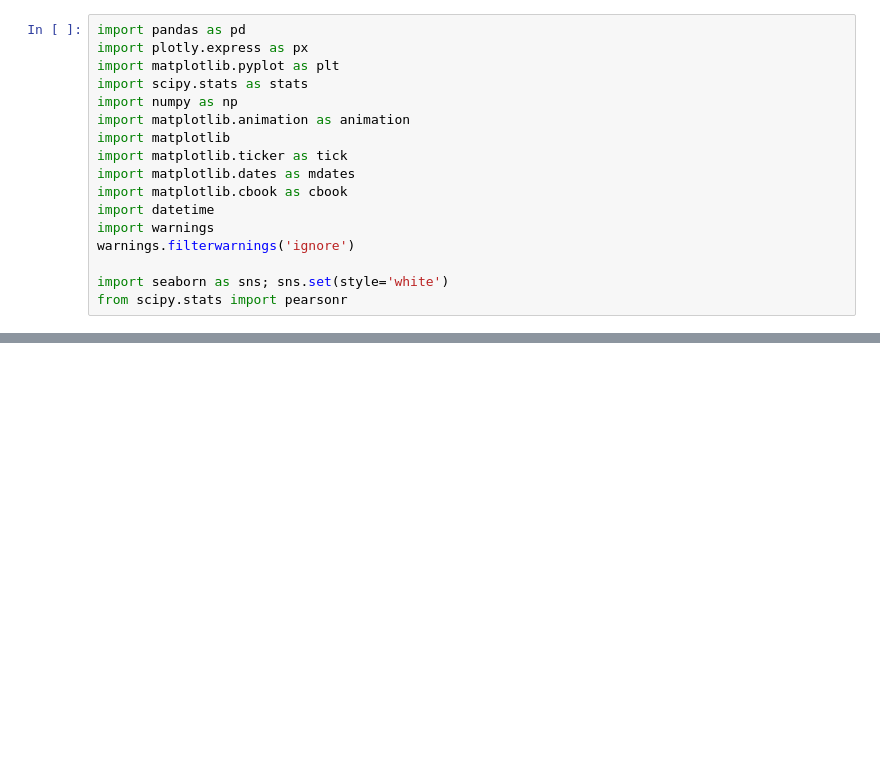
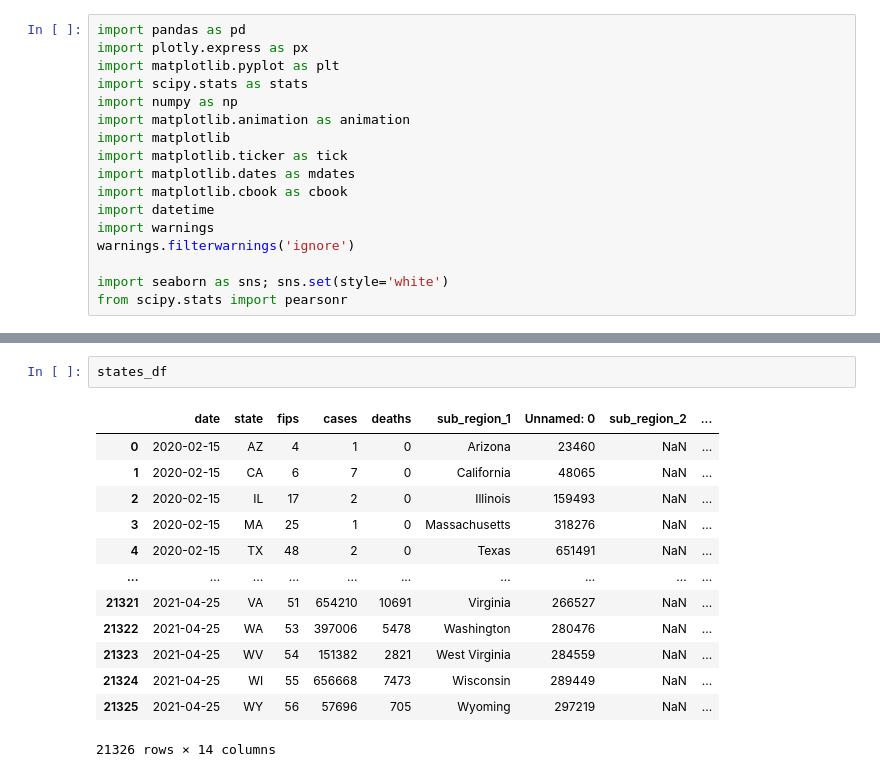
Before and after one commit to Munseaux/Pandemic-Movement, a Jupyter notebook: graphs.ipynb, the cells around one changed output, grey strips where cells are left out. Drawn from its saved outputs; the diff is of its cells as text; blank space fills up the shorter version.

```diff
--- a/graphs.ipynb
+++ b/graphs.ipynb
@@ -227 +258,17 @@ fig.update_layout(margin={"r":0,"t":0,"l":0,"b":0})
 fig.show() # Output the plot to the screen
+# %%
+states_df
+# %% [output]
+|  | date | state | fips | cases | deaths | sub_region_1 | Unnamed: 0 | sub_region_2 | ... |
+| 0 | 2020-02-15 | AZ | 4 | 1 | 0 | Arizona | 23460 | NaN | ... |
+| 1 | 2020-02-15 | CA | 6 | 7 | 0 | California | 48065 | NaN | ... |
+| 2 | 2020-02-15 | IL | 17 | 2 | 0 | Illinois | 159493 | NaN | ... |
+| 3 | 2020-02-15 | MA | 25 | 1 | 0 | Massachusetts | 318276 | NaN | ... |
+| 4 | 2020-02-15 | TX | 48 | 2 | 0 | Texas | 651491 | NaN | ... |
+| ... | ... | ... | ... | ... | ... | ... | ... | ... | ... |
+| 21321 | 2021-04-25 | VA | 51 | 654210 | 10691 | Virginia | 266527 | NaN | ... |
+| 21322 | 2021-04-25 | WA | 53 | 397006 | 5478 | Washington | 280476 | NaN | ... |
+| 21323 | 2021-04-25 | WV | 54 | 151382 | 2821 | West Virginia | 284559 | NaN | ... |
+| 21324 | 2021-04-25 | WI | 55 | 656668 | 7473 | Wisconsin | 289449 | NaN | ... |
+| 21325 | 2021-04-25 | WY | 56 | 57696 | 705 | Wyoming | 297219 | NaN | ... |
+21326 rows × 14 columns
```
Also changed, not shown: parts of 8 cells of this notebook, 7 other files.
